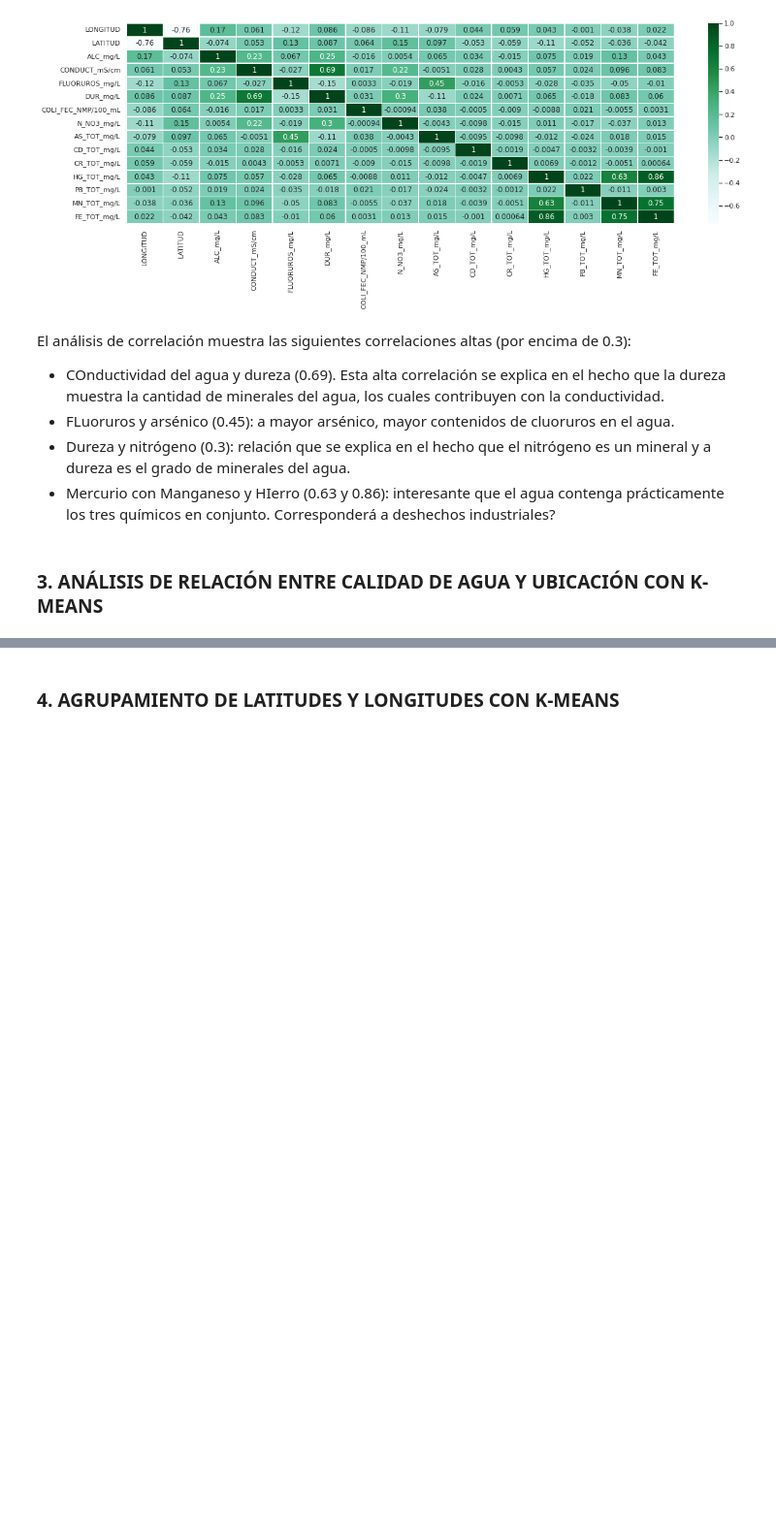
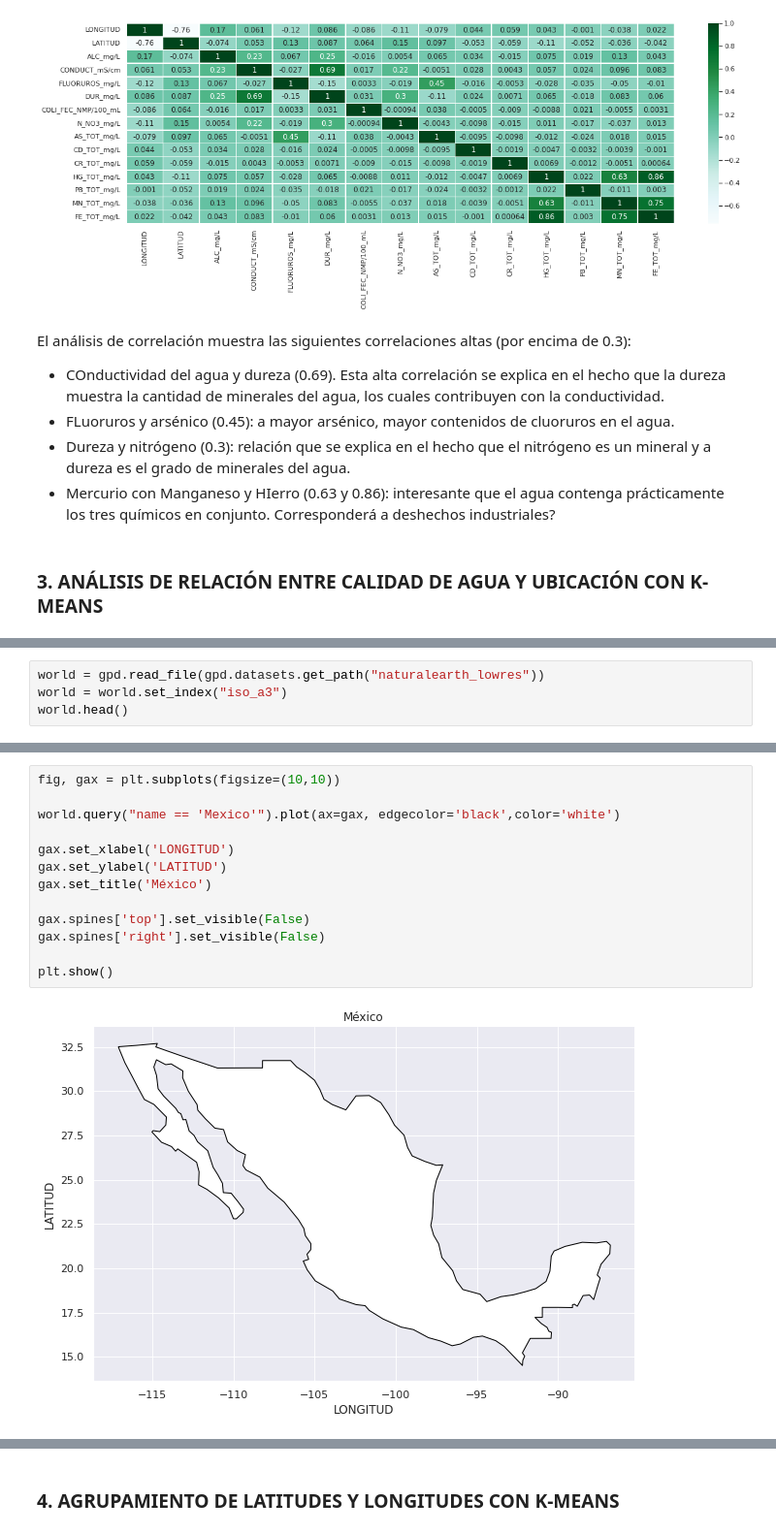
Before and after one commit to PosgradoMNA/actividades-del-proyecto-equipo-149, a Jupyter notebook: Reto_P1_AguasSubterraneas_Equipo149.ipynb, the cells around one changed output, grey strips where cells are left out. Shown: that part at 97% size. Saved outputs shown, nothing was run; the diff lists cells and outputs as text; blank space fills up the shorter version.

```diff
--- a/Reto_P1_AguasSubterraneas_Equipo149.ipynb
+++ b/Reto_P1_AguasSubterraneas_Equipo149.ipynb
@@ -484,0 +575,4 @@ El análisis de correlación muestra las siguientes correlaciones altas (por enc
+# %%
+world = gpd.read_file(gpd.datasets.get_path("naturalearth_lowres"))
+world = world.set_index("iso_a3")
+world.head()
@@ -484,0 +607,15 @@ El análisis de correlación muestra las siguientes correlaciones altas (por enc
+# %%
+fig, gax = plt.subplots(figsize=(10,10))
+
+world.query("name == 'Mexico'").plot(ax=gax, edgecolor='black',color='white')
+
+gax.set_xlabel('LONGITUD')
+gax.set_ylabel('LATITUD')
+gax.set_title('México')
+
+gax.spines['top'].set_visible(False)
+gax.spines['right'].set_visible(False)
+
+plt.show()
+# %% [output]
+[figure, added]
```
Also changed, not shown: parts of 20 cells of this notebook.
